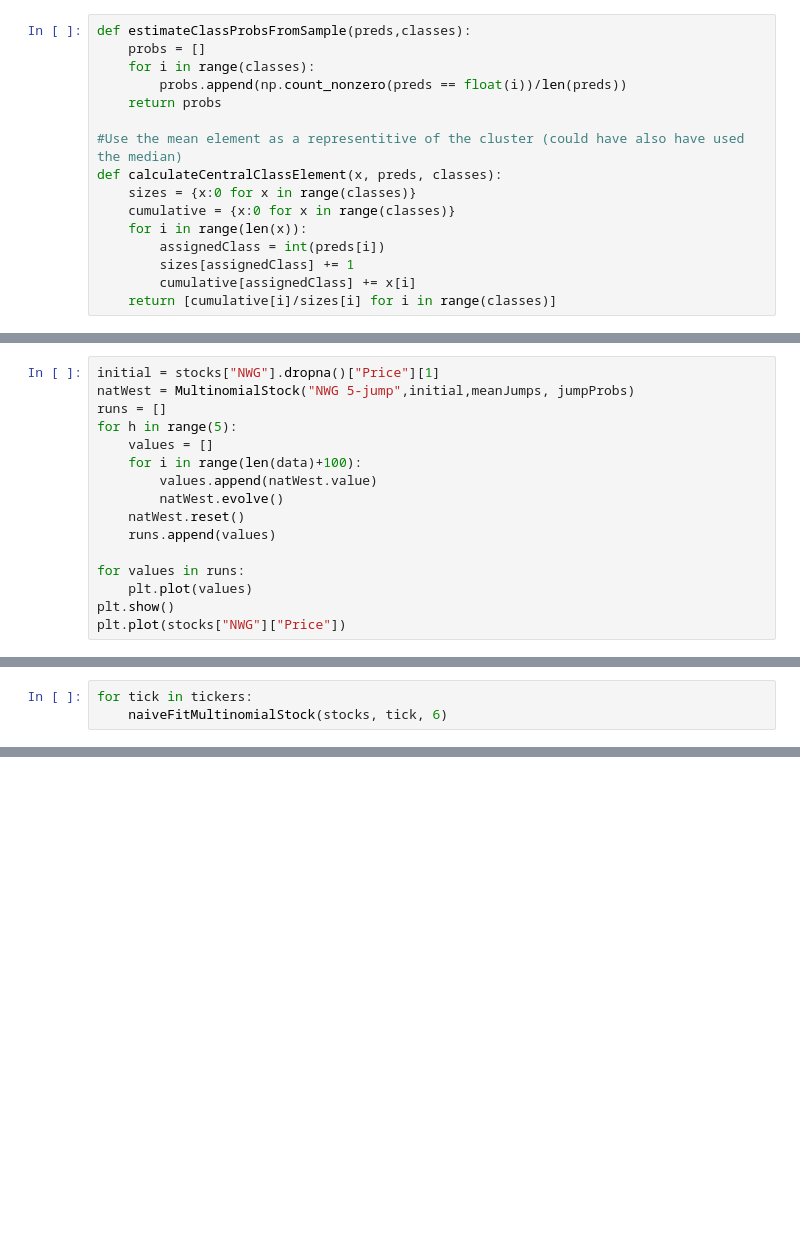
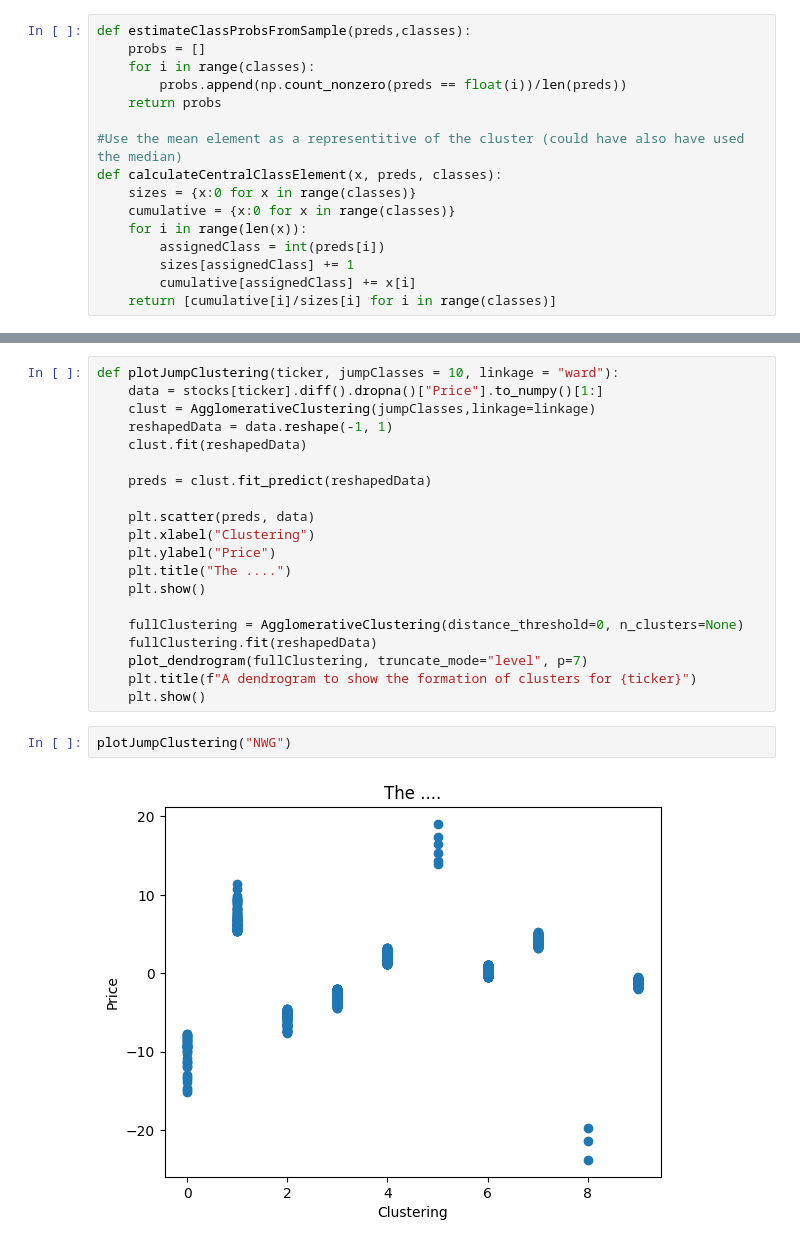
Before and after one commit to Jamesflynn1/FiniteMarketModel, a Jupyter notebook: EvaluateFit.ipynb, the cells around one changed output, grey strips where cells are left out. Cells and saved outputs as stored; diff of their text form; blank space fills up the shorter version.

Commit message:
Added dendrogram, started proper test-validate-train and added the model absorbing state

```diff
--- a/EvaluateFit.ipynb
+++ b/EvaluateFit.ipynb
@@ -145,19 +120,3 @@ def naiveFitMultinomialStock(stocksData, ticker : str, classes : int, linkage =
     initial = stocksData[ticker].dropna()["Price"][1]
     model = MultinomialStock(f"{ticker} {str(classes)}-jump",initial,meanJumps, jumpProbs)
     return model
-# %%
-initial = stocks["NWG"].dropna()["Price"][1]
-natWest = MultinomialStock("NWG 5-jump",initial,meanJumps, jumpProbs)
-runs = []
-for h in range(5):
-    values = []
-    for i in range(len(data)+100):
-        values.append(natWest.value)
-        natWest.evolve()
-    natWest.reset()
-    runs.append(values)
-
-for values in runs:
-    plt.plot(values)
-plt.show()
-plt.plot(stocks["NWG"]["Price"])
@@ -168,3 +122,0 @@ plt.plot(stocks["NWG"]["Price"])
-# %%
-for tick in tickers:
-    naiveFitMultinomialStock(stocks, tick, 6)
@@ -170,0 +177,24 @@ for tick in tickers:
+# %%
+def plotJumpClustering(ticker, jumpClasses = 10, linkage = "ward"):
+    data = stocks[ticker].diff().dropna()["Price"].to_numpy()[1:]
+    clust = AgglomerativeClustering(jumpClasses,linkage=linkage)
+    reshapedData = data.reshape(-1, 1)
+    clust.fit(reshapedData)
+
+    preds = clust.fit_predict(reshapedData)
+
+    plt.scatter(preds, data)
+    plt.xlabel("Clustering")
+    plt.ylabel("Price")
+    plt.title("The ....")
+    plt.show()
+
+    fullClustering = AgglomerativeClustering(distance_threshold=0, n_clusters=None)
+    fullClustering.fit(reshapedData)
+    plot_dendrogram(fullClustering, truncate_mode="level", p=7)
+    plt.title(f"A dendrogram to show the formation of clusters for {ticker}")
+    plt.show()
+# %%
+plotJumpClustering("NWG")
+# %% [output]
+[figure, added]
```
Also changed, not shown: parts of 25 cells of this notebook, 1 other file.
